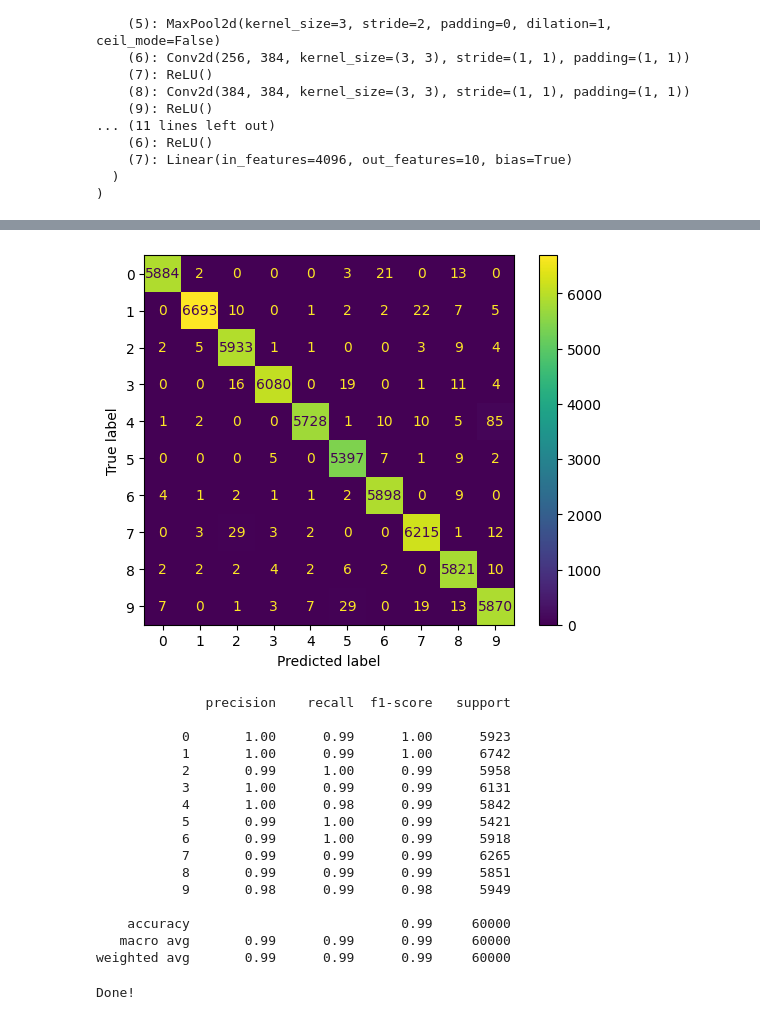
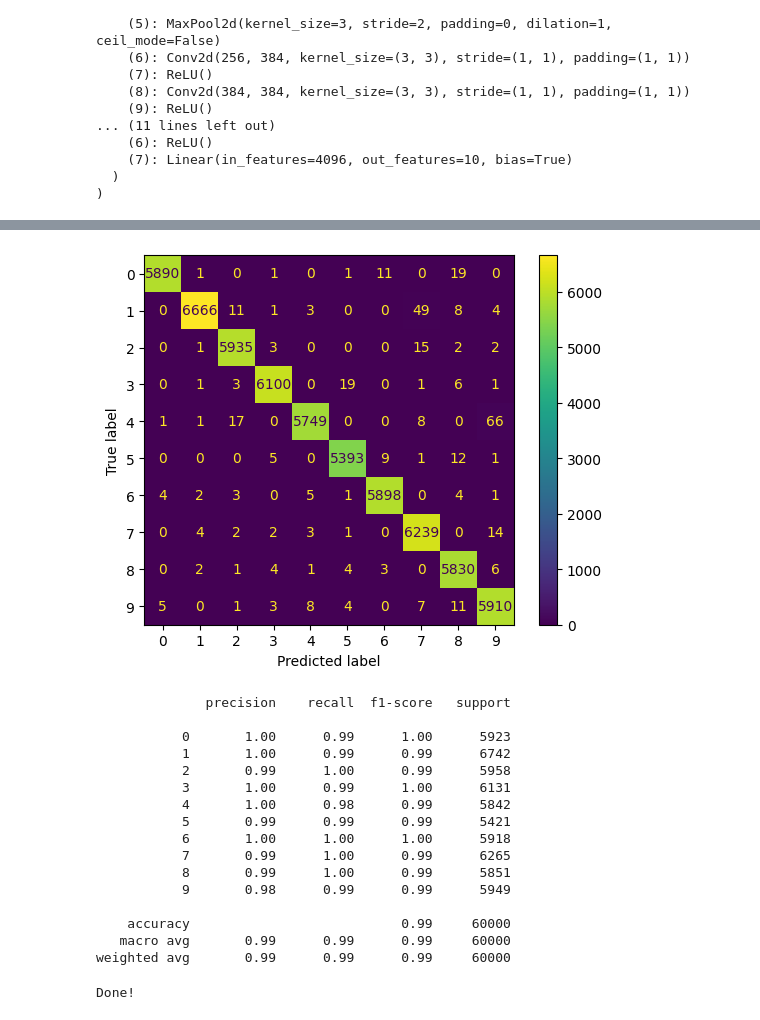
Before and after one commit to LTH3ar/MLDM_2_Group_Project, a Jupyter notebook: AlexNet/test_AlexNet.ipynb, the cells around one changed output, grey strips where cells are left out. Cells and saved outputs as stored; diff of their text form; code cells hidden in the pictures.

```diff
--- a/AlexNet/test_AlexNet.ipynb
+++ b/AlexNet/test_AlexNet.ipynb
@@ -191,7 +198,8 @@ print(model)
 summary(model, input_size=(1, 3, 224, 224), verbose=2, device=device)
 
 # Load the model weights
-model.load_state_dict(torch.load(os.path.join('models', 'model_v1_2023_12_31-15_04_06.ckpt'), map_location=device))
+model_name = 'AlexNet_v1_2024_01_01-00_41_31.ckpt'
+model.load_state_dict(torch.load(os.path.join('models', model_name), map_location=device))
 
 # Set the model to evaluation mode
 model.eval()
@@ -237,7 +245,7 @@ accuracy = Accuracy(task='multiclass', num_classes=10).to(device)
 # %%
 # Log the test
 date_time = datetime.datetime.now().strftime("%Y_%m_%d-%H_%M_%S")
-test_folder_name = f"test_v1_{date_time}"
+test_folder_name = f"test_{model_name}_{date_time}"
 log_dir = os.path.join('test_logs', test_folder_name)
 os.makedirs(log_dir, exist_ok=True)
 writer = SummaryWriter(log_dir=log_dir)
@@ -260,12 +268,12 @@ with torch.no_grad():
         y_true.extend(target.cpu().numpy())
         y_pred.extend(torch.argmax(output, dim=1).cpu().numpy())
 
-        # Log the test
-        writer.add_scalar('Loss/test', loss.item(), batch_idx)
-        writer.add_scalar('Accuracy/test', acc.item(), batch_idx)
 
         # Print the loss and accuracy
-        if batch_idx % 100 == 0:
+        if batch_idx % 10 == 0:
             print('Test Batch {}/{}: Loss: {:.6f}, Accuracy: {:.6f}'.format(
                 batch_idx, len(test_loader), loss.item(), acc.item()))
+            # Log the test
+            writer.add_scalar('Loss/Batch (Every 10)', loss.item(), batch_idx)
+            writer.add_scalar('Accuracy/Batch (Every 10)', acc.item(), batch_idx)
 # %% [output]
@@ -310,29 +330,33 @@ Clipping input data to the valid range for imshow with RGB data ([0..1] for floa
 # %%
 # Confusion matrix all test data
 from sklearn.metrics import confusion_matrix
 from sklearn.metrics import ConfusionMatrixDisplay
 from sklearn.metrics import classification_report
 
 cm = confusion_matrix(y_true, y_pred)
 cm_display = ConfusionMatrixDisplay(cm).plot()
 plt.savefig(os.path.join(log_dir, 'confusion_matrix.png'))
 plt.show()
 
-print(classification_report(y_true, y_pred))
+report = classification_report(y_true, y_pred)
+print(report)
+# save the report
+with open(os.path.join(log_dir, 'classification_report.txt'), 'w') as f:
+    f.write(report + '\n')
 # %% [output]
-[figure, old version]
+[figure, new version]
               precision    recall  f1-score   support
 
            0       1.00      0.99      1.00      5923
-           1       1.00      0.99      1.00      6742
+           1       1.00      0.99      0.99      6742
            2       0.99      1.00      0.99      5958
-           3       1.00      0.99      0.99      6131
+           3       1.00      0.99      1.00      6131
            4       1.00      0.98      0.99      5842
-           5       0.99      1.00      0.99      5421
-           6       0.99      1.00      0.99      5918
-           7       0.99      0.99      0.99      6265
-           8       0.99      0.99      0.99      5851
-           9       0.98      0.99      0.98      5949
+           5       0.99      0.99      0.99      5421
+           6       1.00      1.00      1.00      5918
+           7       0.99      1.00      0.99      6265
+           8       0.99      1.00      0.99      5851
+           9       0.98      0.99      0.99      5949
 
     accuracy                           0.99     60000
    macro avg       0.99      0.99      0.99     60000
```
Also changed, not shown: parts of 3 cells of this notebook, 40 other files.
